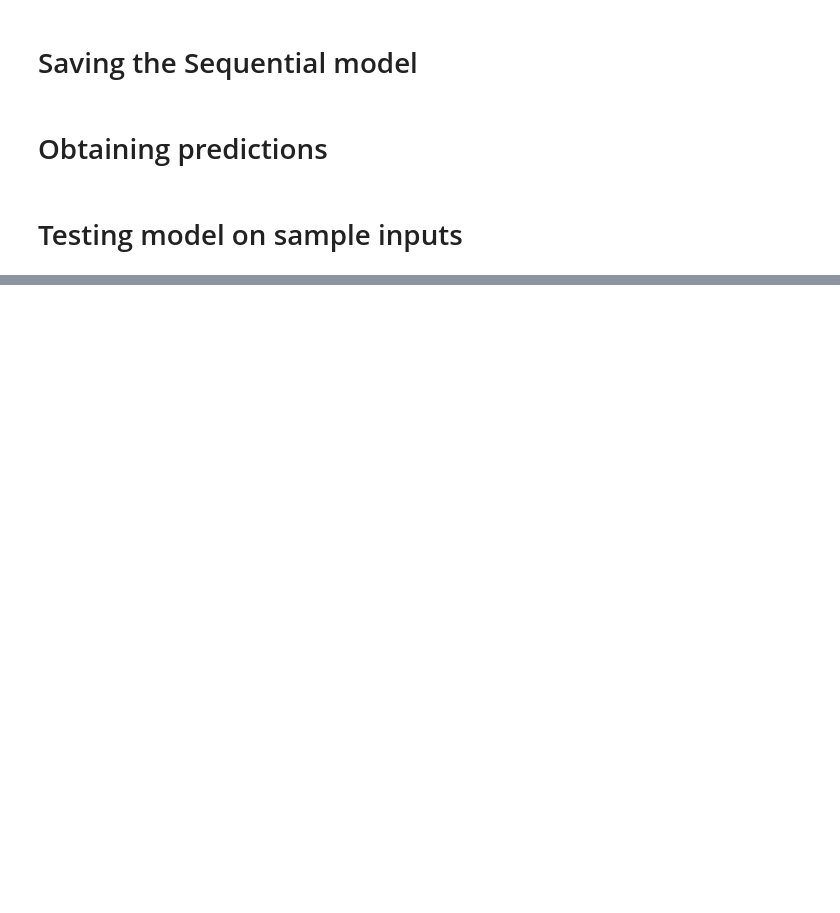
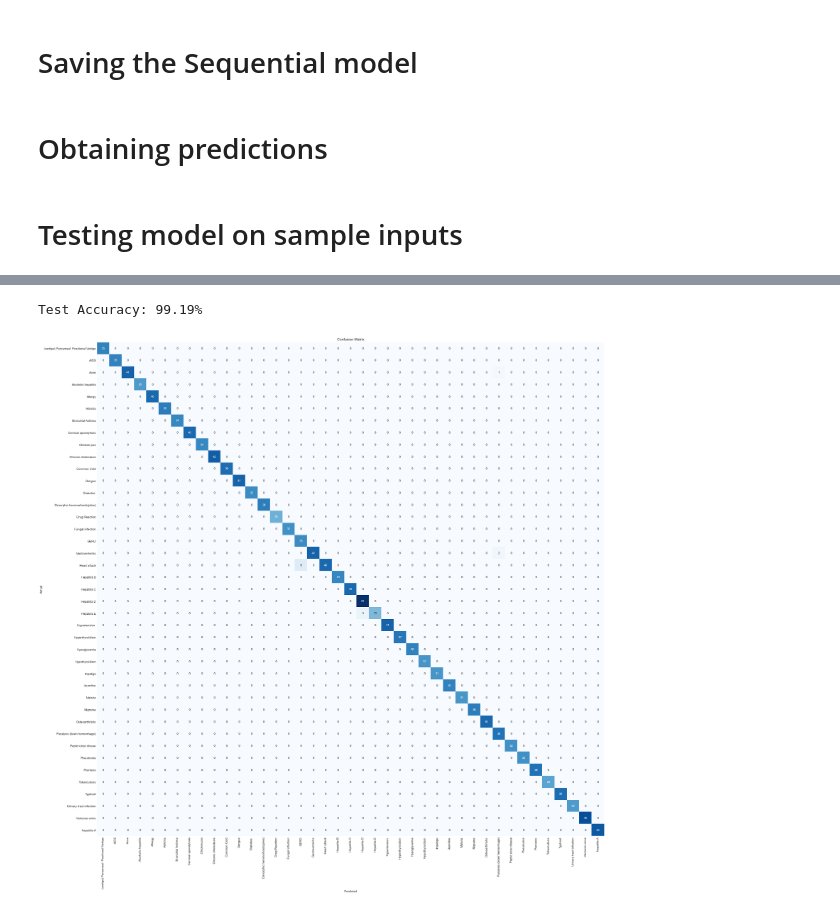
Before and after one commit to sukhada111/Disease-prediction-portal-with-Chatbot, a Jupyter notebook: ML Models/Disease Prediction Model.ipynb, the cells around one changed output, grey strips where cells are left out. Drawn from its saved outputs; the diff is of its cells as text; code cells hidden in the pictures; blank space fills up the shorter version.

Commit message:
ML model tuning

```diff
--- a/ML Models/Disease Prediction Model.ipynb
+++ b/ML Models/Disease Prediction Model.ipynb
@@ -418,0 +711,3 @@ Top 3 disease predictions:
+# %%
+low_importance_features = X_train.columns[np.abs(coefficients) < importance_threshold]
+low_importance_features
@@ -418,0 +726,5 @@ Top 3 disease predictions:
+# %%
+reduced_data = df.drop(low_importance_features, axis=1).copy()
+y = reduced_data['prognosis']
+X = reduced_data.drop('prognosis', axis=1)
+X_train, X_test, y_train, y_test = train_test_split(X, y, train_size=0.7, shuffle=True, random_state=1)
@@ -418,0 +747,22 @@ Top 3 disease predictions:
+# %%
+reduced_data_model = LogisticRegression()
+reduced_data_model.fit(X_train, y_train)
+
+print("Test Accuracy: {:.2f}%".format(reduced_data_model.score(X_test, y_test) * 100))
+# %% [output]
+Test Accuracy: 99.19%
+# %%
+y_pred = reduced_data_model.predict(X_test)
+
+cm = confusion_matrix(y_test, y_pred)
+# %%
+plt.figure(figsize=(30, 30))
+sns.heatmap(cm, annot=True, fmt='g', vmin=0, cmap='Blues', cbar=False)
+plt.xticks(np.arange(41) + 0.5, reduced_data_model.classes_, rotation=90)
+plt.yticks(np.arange(41) + 0.5, reduced_data_model.classes_, rotation=0)
+plt.xlabel("Predicted")
+plt.ylabel("Actual")
+plt.title("Confusion Matrix")
+plt.show()
+# %% [output]
+[figure, added]
```
Also changed, not shown: parts of 45 cells of this notebook, 2 other files.
